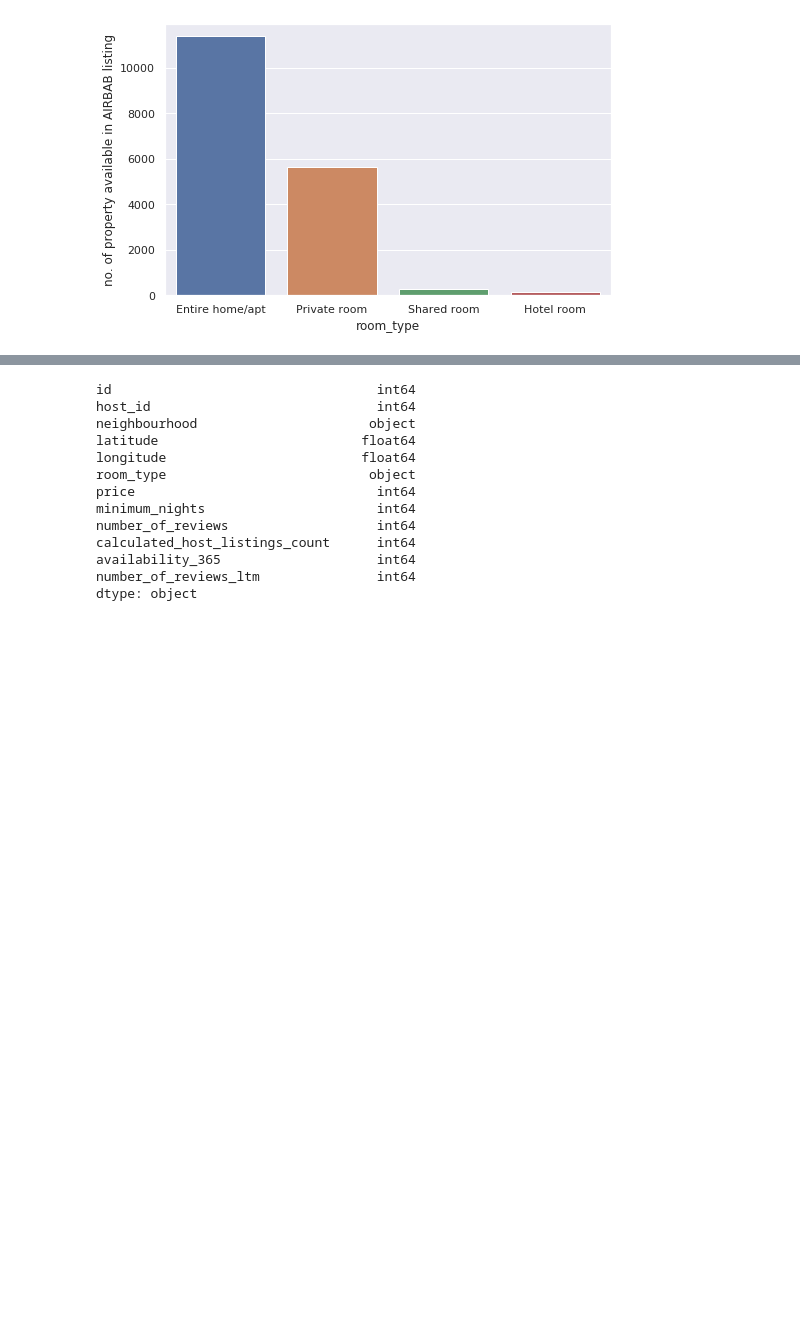
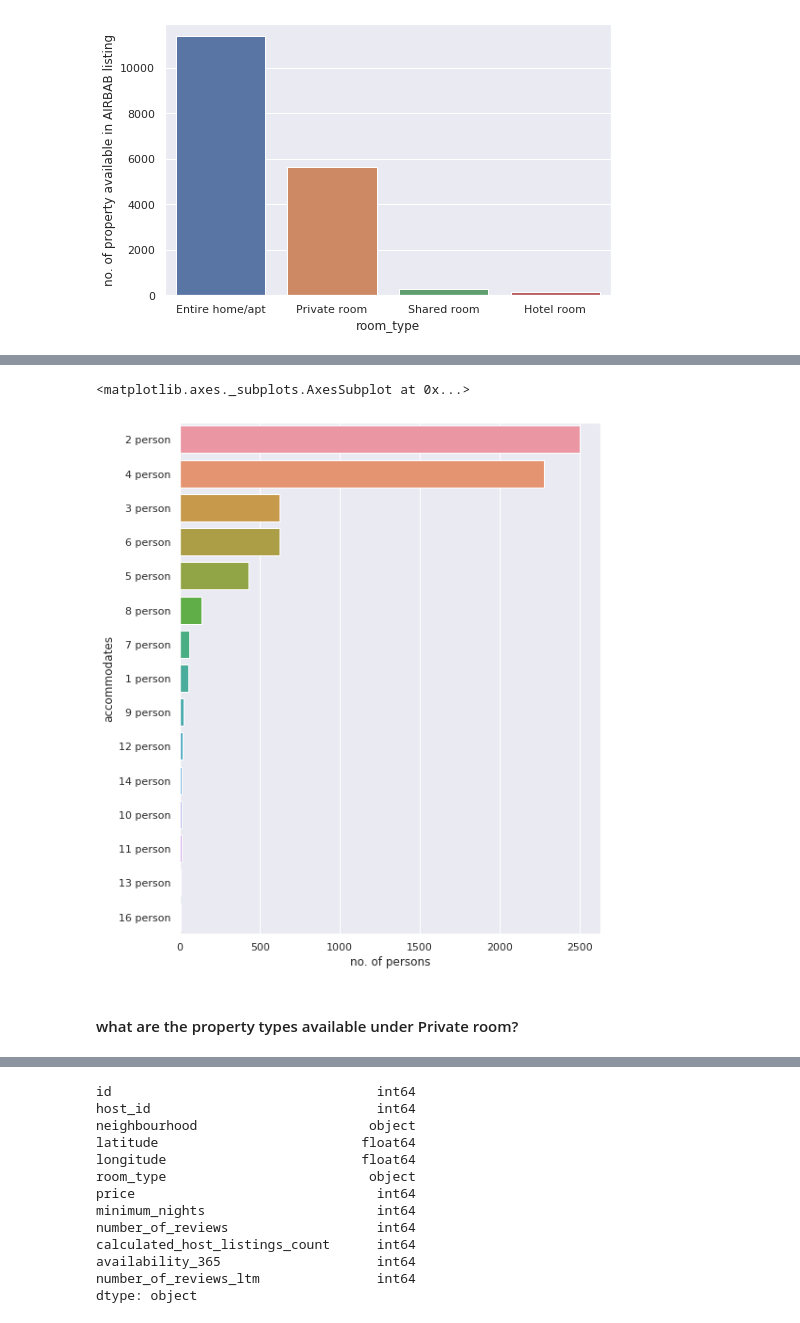
Before and after one commit to Alicia1008/DAtasks, a Jupyter notebook: DA TASK 20220530/AIRBAB.ipynb, the cells around one changed output, grey strips where cells are left out. Drawn from its saved outputs; the diff is of its cells as text; code cells hidden in the pictures; blank space fills up the shorter version.

```diff
--- a/DA TASK 20220530/AIRBAB.ipynb
+++ b/DA TASK 20220530/AIRBAB.ipynb
@@ -154,0 +209,5 @@ sns.barplot(data = df_1,x = 'room_type',y = 'no. of property available in AIRBAB
+# %%
+df_RE2=df_RE[df_RE['property_type'].str.contains('Entire rental unit')]
+df_RE2_1=df_RE2.groupby('accommodates').size().reset_index(name="no. of persons")
+df_RE2_1=df_RE2_1.sort_values(by='no. of persons',ascending=False)
+df_RE2_1
@@ -154,0 +231,8 @@ sns.barplot(data = df_1,x = 'room_type',y = 'no. of property available in AIRBAB
+# %%
+sns.set(rc={"figure.figsize":(8, 10)})
+sns.barplot(data = df_RE2_1,x = 'no. of persons',y='accommodates')
+# %% [output]
+<matplotlib.axes._subplots.AxesSubplot at 0x...>
+[figure, added]
+# %% [markdown]
+#### what are the property types available under Private room?
```
Also changed, not shown: parts of 19 cells of this notebook.
